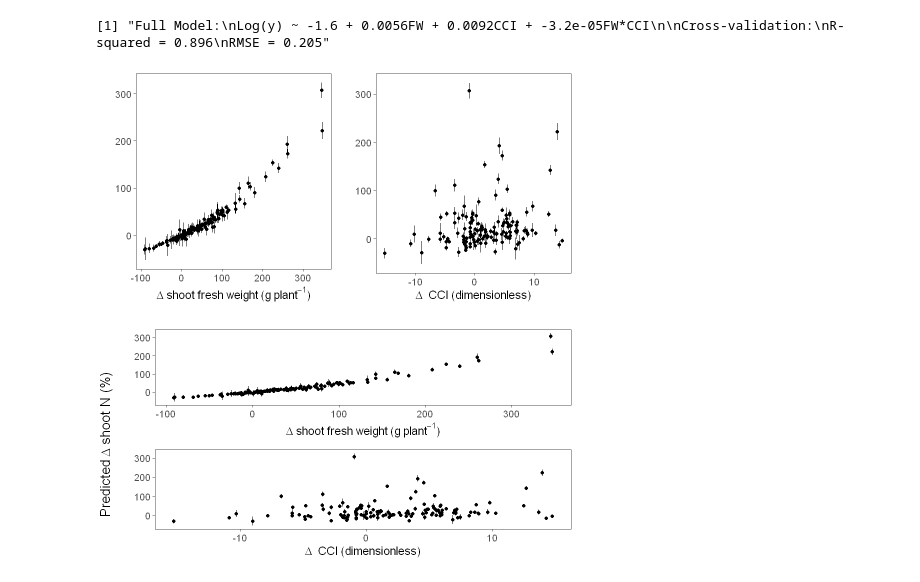
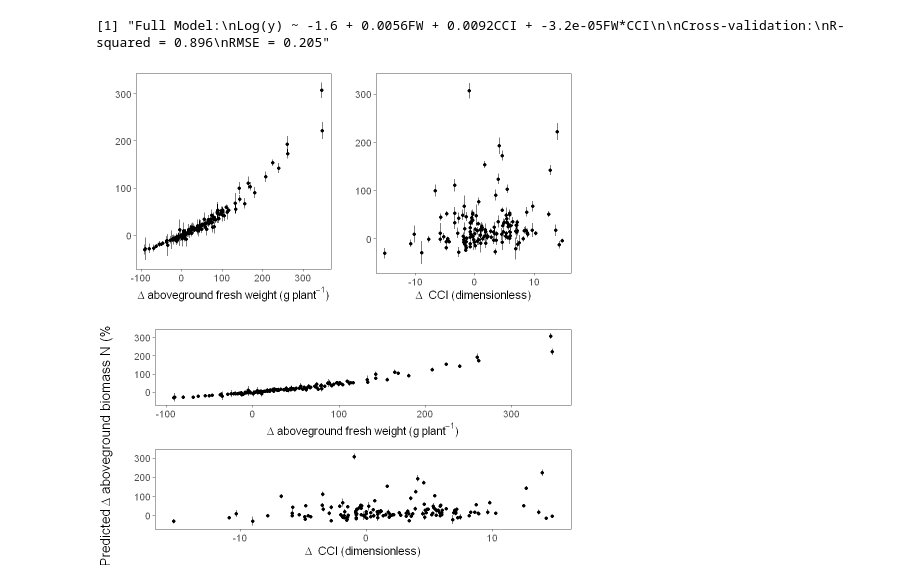
Before and after one commit to pivotbio/proven40-moa-paper-code, a Jupyter notebook: 3_ONFARM_TRIALS/00_vegetative_plant_traits.ipynb, the cells around one changed output. Drawn from its saved outputs; the diff is of its cells as text; code cells hidden in the pictures.

```diff
--- a/3_ONFARM_TRIALS/00_vegetative_plant_traits.ipynb
+++ b/3_ONFARM_TRIALS/00_vegetative_plant_traits.ipynb
@@ -405,11 +405,11 @@ labs(x = expression(Delta~" CCI (dimensionless)"), y = "")
 # %%
 options(repr.plot.width=8, repr.plot.height=4)
 
 ggarrange(p2,p3)
-annotate_figure(ggarrange(p2,p3, nrow = 2),left = text_grob(expression("Predicted"~Delta~"shoot N (%)"), rot = 90, size = 16) )
+annotate_figure(ggarrange(p2,p3, nrow = 2),left = text_grob(expression("Predicted"~Delta~"aboveground biomass N (%)"), rot = 90, size = 16) )
 # %% [output]
-[figure, old version]
+[figure, new version]
-[figure, old version]
+[figure, new version]
 # %%
 options(repr.plot.width=6, repr.plot.height=6)
 
```
Also changed, not shown: parts of 7 cells of this notebook, 43 other files.
